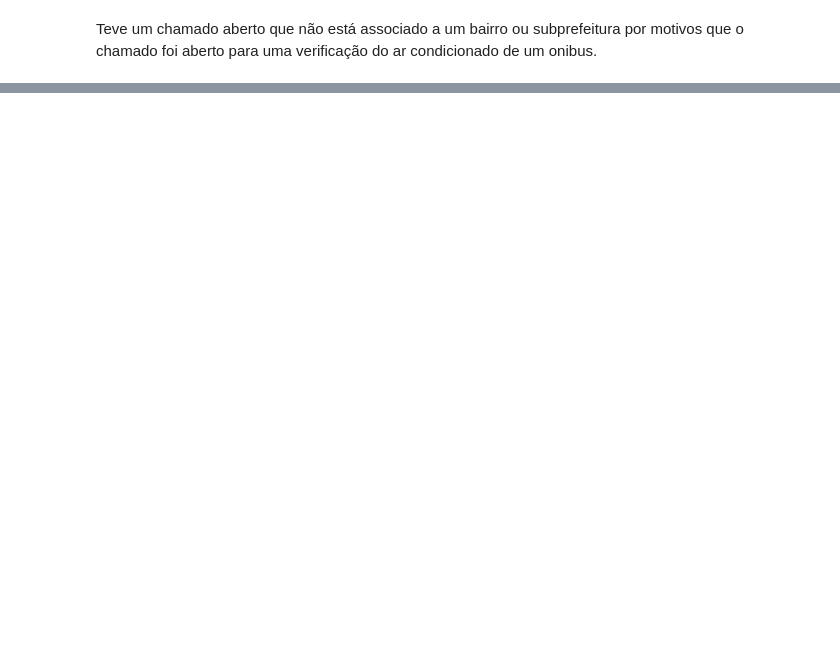
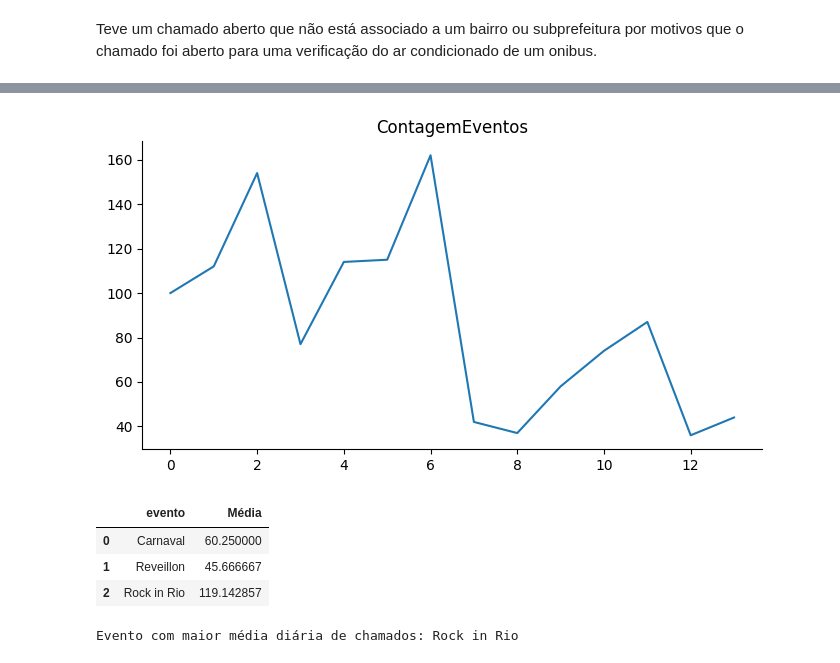
Before and after one commit to ThiagoPyC/emd-desafio-junior-data-scientist, a Jupyter notebook: analise_python.ipynb, the cells around one changed output, grey strips where cells are left out. Drawn from its saved outputs; the diff is of its cells as text; code cells hidden in the pictures; blank space fills up the shorter version.

```diff
--- a/analise_python.ipynb
+++ b/analise_python.ipynb
@@ -194,0 +239,7 @@ df_chamado1746.loc[df_join['tipo'] == "Ônibus"]
+# %%
+for index_pertubacao, row_pertubacao in df_pertubacao.iterrows():
+    for index_ocupacao, row_ocupacao in df_ocupacao.iterrows():
+        if row_ocupacao['data_inicial'] <= row_pertubacao['data_inicio'] <= row_ocupacao['data_final']:
+            df_pertubacao.at[index_pertubacao, 'evento'] = row_ocupacao['evento']
+# %%
+eventos_pertubacao = df_pertubacao.loc[df_pertubacao['evento'].notnull()]
@@ -194,0 +268,5 @@ df_chamado1746.loc[df_join['tipo'] == "Ônibus"]
+# %%
+eventos_pertubacao['data_inicio'] = eventos_pertubacao['data_inicio'].dt.date
+# %%
+size_eventos = eventos_pertubacao.groupby(['data_inicio', 'evento']).size().reset_index(name='ContagemEventos')
+size_eventos
@@ -194,0 +289,17 @@ df_chamado1746.loc[df_join['tipo'] == "Ônibus"]
+# %%
+size_eventos['ContagemEventos'].plot(kind='line', figsize=(8, 4), title='ContagemEventos')
+plt.gca().spines[['top', 'right']].set_visible(False)
+# %% [output]
+[figure, added]
+# %%
+media_eventos = size_eventos.groupby('evento')['ContagemEventos'].mean().reset_index(name='Média')
+media_eventos
+# %% [output]
+|  | evento | Média |
+| 0 | Carnaval | 60.250000 |
+| 1 | Reveillon | 45.666667 |
+| 2 | Rock in Rio | 119.142857 |
+# %%
+print(f"Evento com maior média diária de chamados: {media_eventos['evento'].loc[media_eventos['Média'].idxmax()]}")
+# %% [output]
+Evento com maior média diária de chamados: Rock in Rio
```
Also changed, not shown: parts of 33 cells of this notebook.
